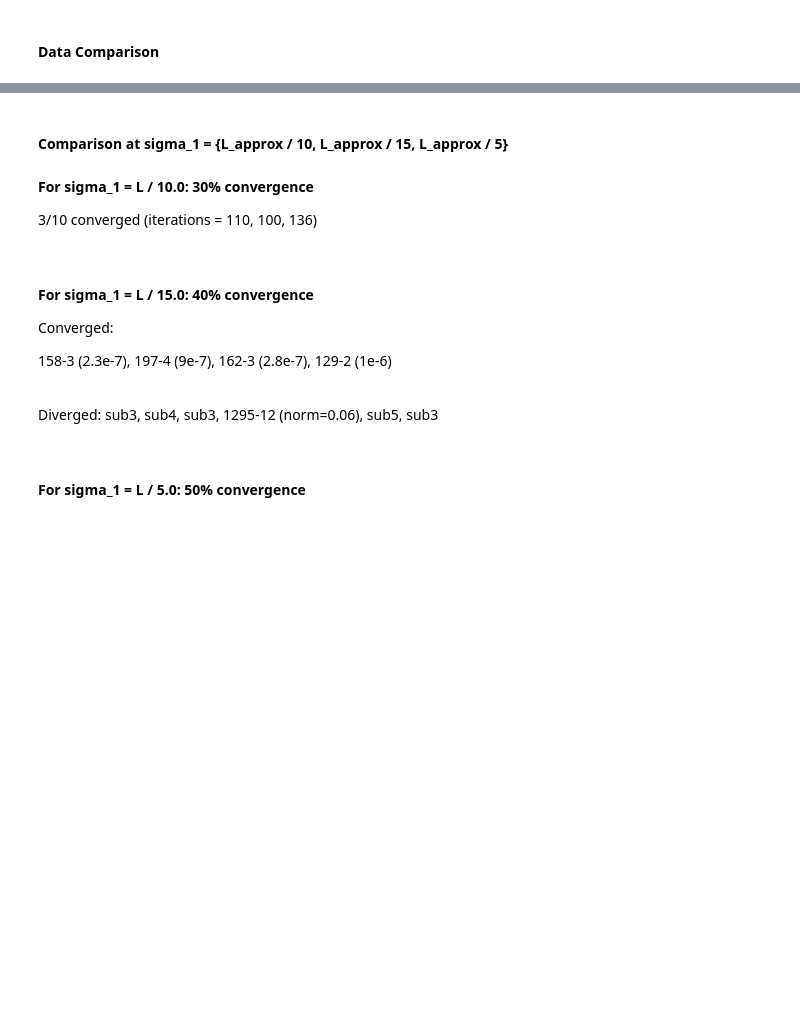
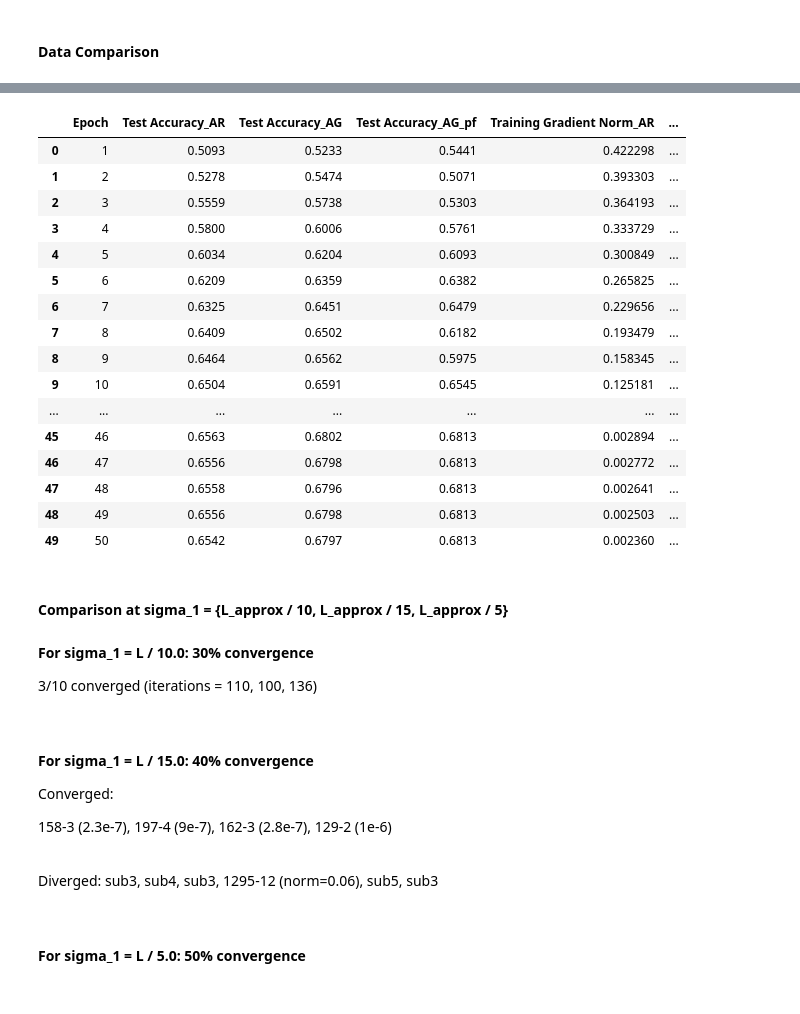
Before and after one commit to thomask902/2024-Numerical-Optimization-Research, a Jupyter notebook: svm/AR_analysis.ipynb, the cells around one changed output, grey strips where cells are left out. Drawn from its saved outputs; the diff is of its cells as text; code cells hidden in the pictures; blank space fills up the shorter version.

```diff
--- a/svm/AR_analysis.ipynb
+++ b/svm/AR_analysis.ipynb
@@ -220,8 +220,9 @@ plot_results(files, labels)
 # %% [markdown]
 #### AR vs AG Through 30 epochs
 # %%
-ar_df = pd.read_csv("generated/hinge/n_2000_m_1000/AR/no-lr/136/1000/2024-12-04-09:57:49/results.csv")
+ar_df = pd.read_csv("generated/hinge/n_2000_m_1000/AR/no-lr/sigma_ratio_10.0/136/1000/2024-12-04-09:57:49/results.csv")
 ag_df = pd.read_csv("generated/hinge/n_2000_m_1000/AG/lr-0.01/200/no_batching/no_wd/2024-11-06-16:28:14/results.csv")
+ag_pf_df = pd.read_csv("generated/hinge/n_2000_m_1000/AG_pf/lr-0.01/200/no_batching/no_wd/2024-12-12-14:10:12/results.csv")
 # %%
 ar_df.head()
 # %% [output]
@@ -257,6 +283,18 @@ merged_df = pd.merge(
     ar_df,
     ag_df,
     on="Epoch",
-    suffixes=("_AR", "_AG"),
+    suffixes=("_AR", "_AG")
 )
+
+ag_pf_df = ag_pf_df.rename(
+    columns={col: f"{col}_AG_pf" for col in ag_pf_df.columns if col != "Epoch"}
+)
+
+# Perform the second merge
+merged_df = pd.merge(
+    merged_df,
+    ag_pf_df,
+    on="Epoch"
+)
+
 merged_df.head()
@@ -263,20 +313,43 @@ merged_df.head()
 # %%
 cols = [
     "Epoch",
     "Test Accuracy_AR",
     "Test Accuracy_AG",
+    "Test Accuracy_AG_pf",
     "Training Gradient Norm_AR",
     "Training Gradient Norm_AG",
+    "Training Gradient Norm_AG_pf",
     "Training Loss_AR",
     "Training Loss_AG",
+    "Training Loss_AG_pf",
     "Test Gradient Norm_AR",
     "Test Gradient Norm_AG",
+    "Test Gradient Norm_AG_pf",
     "Test Loss_AR",
     "Test Loss_AG",
+    "Test Loss_AG_pf"
 ]
 
 merged_clean = merged_df[cols]
 merged_clean.head(50)
+# %% [output]
+|  | Epoch | Test Accuracy_AR | Test Accuracy_AG | Test Accuracy_AG_pf | Training Gradient Norm_AR | ... |
+| 0 | 1 | 0.5093 | 0.5233 | 0.5441 | 0.422298 | ... |
+| 1 | 2 | 0.5278 | 0.5474 | 0.5071 | 0.393303 | ... |
+| 2 | 3 | 0.5559 | 0.5738 | 0.5303 | 0.364193 | ... |
+| 3 | 4 | 0.5800 | 0.6006 | 0.5761 | 0.333729 | ... |
+| 4 | 5 | 0.6034 | 0.6204 | 0.6093 | 0.300849 | ... |
+| 5 | 6 | 0.6209 | 0.6359 | 0.6382 | 0.265825 | ... |
+| 6 | 7 | 0.6325 | 0.6451 | 0.6479 | 0.229656 | ... |
+| 7 | 8 | 0.6409 | 0.6502 | 0.6182 | 0.193479 | ... |
+| 8 | 9 | 0.6464 | 0.6562 | 0.5975 | 0.158345 | ... |
+| 9 | 10 | 0.6504 | 0.6591 | 0.6545 | 0.125181 | ... |
+| ... | ... | ... | ... | ... | ... | ... |
+| 45 | 46 | 0.6563 | 0.6802 | 0.6813 | 0.002894 | ... |
+| 46 | 47 | 0.6556 | 0.6798 | 0.6813 | 0.002772 | ... |
+| 47 | 48 | 0.6558 | 0.6796 | 0.6813 | 0.002641 | ... |
+| 48 | 49 | 0.6556 | 0.6798 | 0.6813 | 0.002503 | ... |
+| 49 | 50 | 0.6542 | 0.6797 | 0.6813 | 0.002360 | ... |
 # %% [markdown]
 #### Comparison at sigma_1 = {L_approx / 10, L_approx / 15, L_approx / 5}
 # %% [markdown]
```
Also changed, not shown: parts of 8 cells of this notebook, 1 other file.
